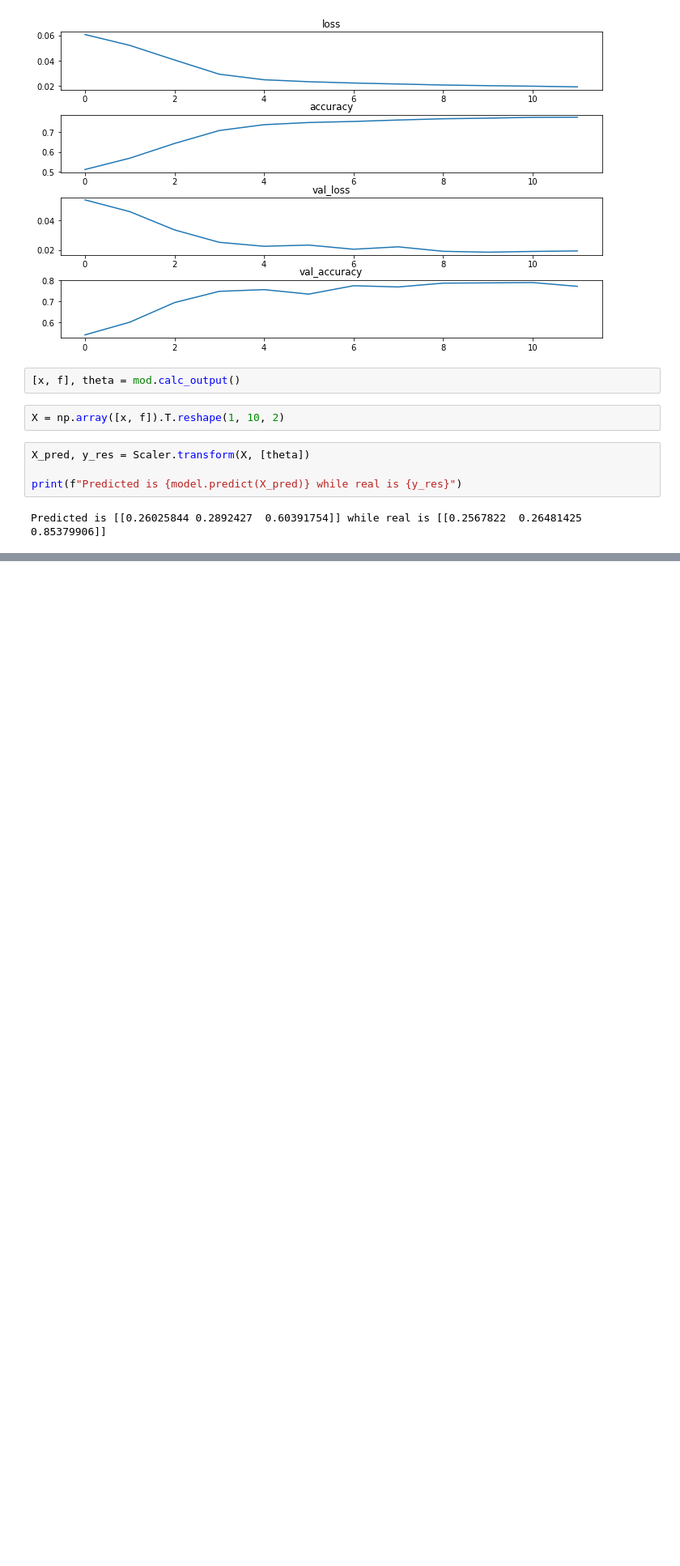
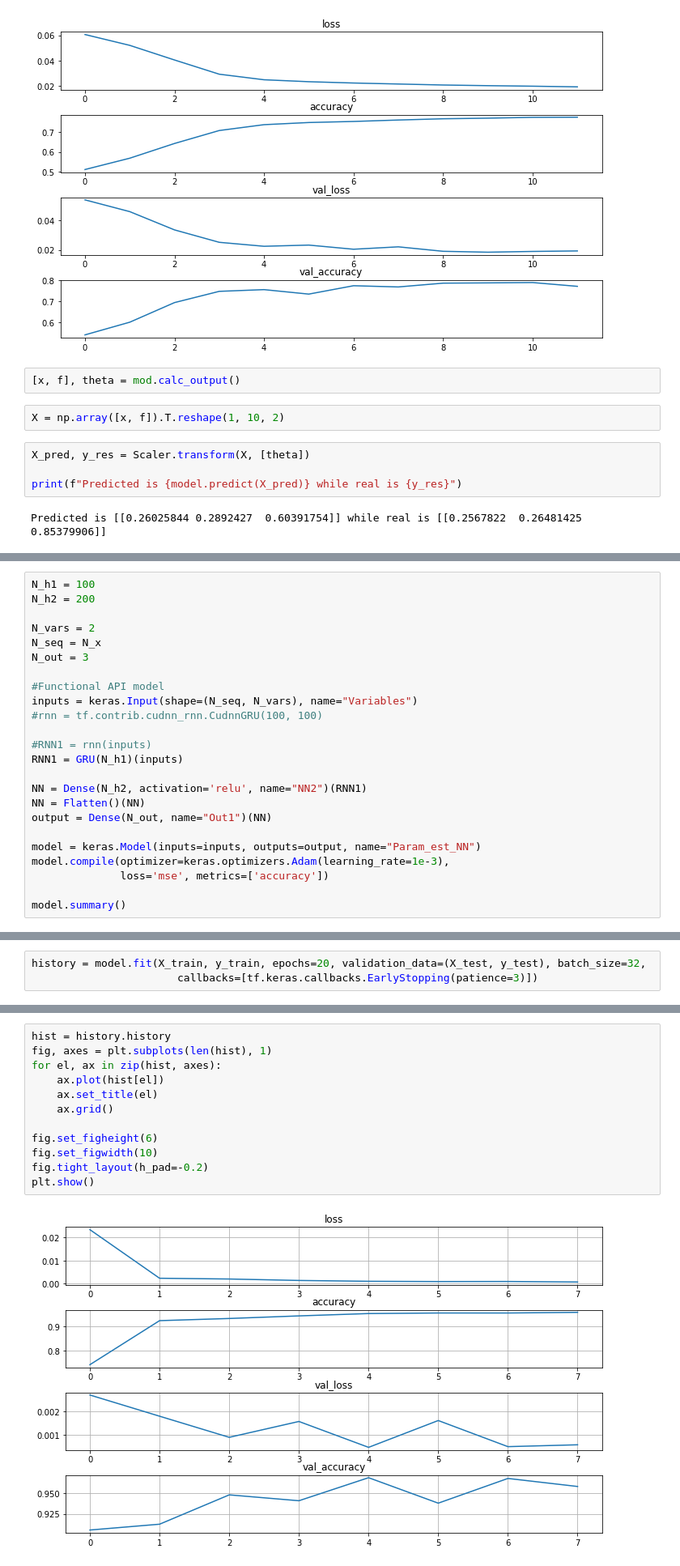
Before and after one commit to emelf/USN-Python-Scripts---Emil, a Jupyter notebook: Python/Parameter Estimation - v2/test - param_est_quadratic.ipynb, the cells around one changed output, grey strips where cells are left out. Shown: that part at 81% size. Saved outputs shown, nothing was run; the diff lists cells and outputs as text; blank space fills up the shorter version.

```diff
--- a/Python/Parameter Estimation - v2/test - param_est_quadratic.ipynb
+++ b/Python/Parameter Estimation - v2/test - param_est_quadratic.ipynb
@@ -228,0 +237,24 @@ plt.show()
+# %%
+N_h1 = 100
+N_h2 = 200
+
+N_vars = 2
+N_seq = N_x
+N_out = 3
+
+#Functional API model
+inputs = keras.Input(shape=(N_seq, N_vars), name="Variables")
+#rnn = tf.contrib.cudnn_rnn.CudnnGRU(100, 100)
+
+#RNN1 = rnn(inputs)
+RNN1 = GRU(N_h1)(inputs)
+
+NN = Dense(N_h2, activation='relu', name="NN2")(RNN1)
+NN = Flatten()(NN)
+output = Dense(N_out, name="Out1")(NN)
+
+model = keras.Model(inputs=inputs, outputs=output, name="Param_est_NN")
+model.compile(optimizer=keras.optimizers.Adam(learning_rate=1e-3),
+              loss='mse', metrics=['accuracy'])
+
+model.summary()
@@ -228,0 +280,3 @@ plt.show()
+# %%
+history = model.fit(X_train, y_train, epochs=20, validation_data=(X_test, y_test), batch_size=32,
+                       callbacks=[tf.keras.callbacks.EarlyStopping(patience=3)])
@@ -228,0 +300,14 @@ plt.show()
+# %%
+hist = history.history
+fig, axes = plt.subplots(len(hist), 1)
+for el, ax in zip(hist, axes):
+    ax.plot(hist[el])
+    ax.set_title(el)
+    ax.grid()
+
+fig.set_figheight(6)
+fig.set_figwidth(10)
+fig.tight_layout(h_pad=-0.2)
+plt.show()
+# %% [output]
+[figure, added]
```
Also changed, not shown: parts of 11 cells of this notebook.
